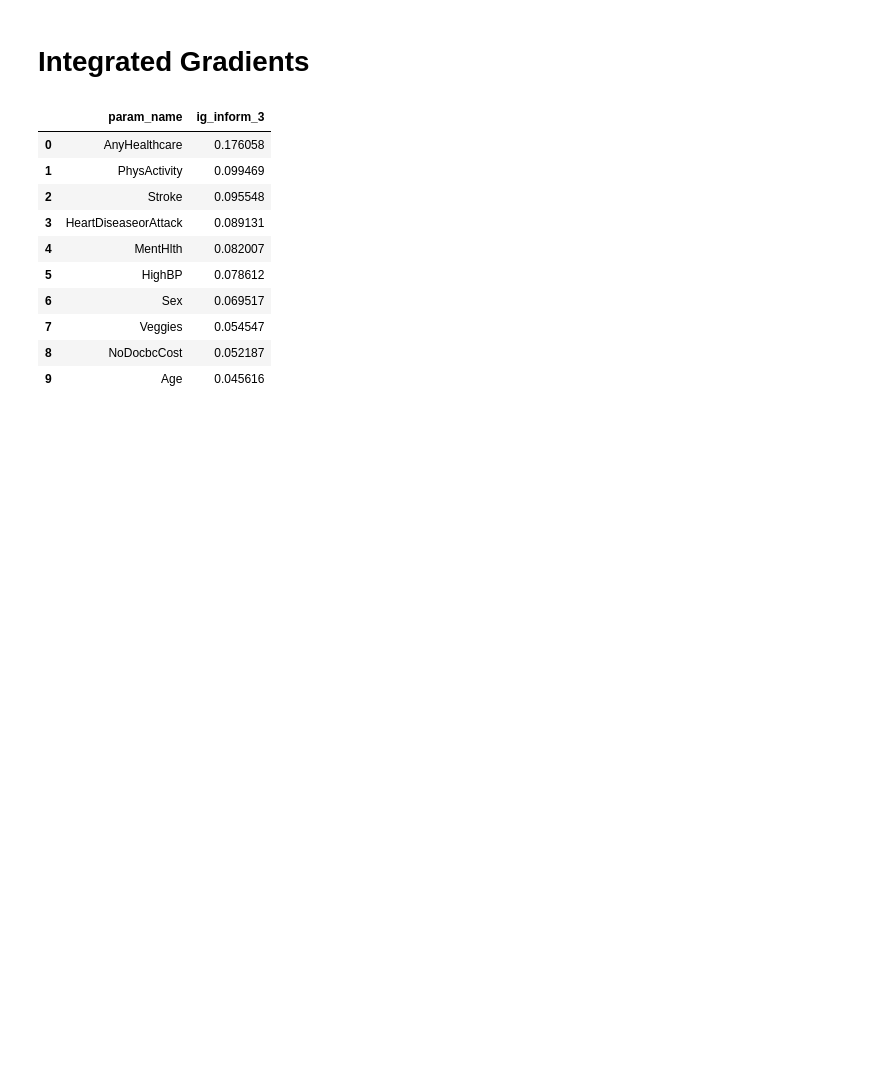
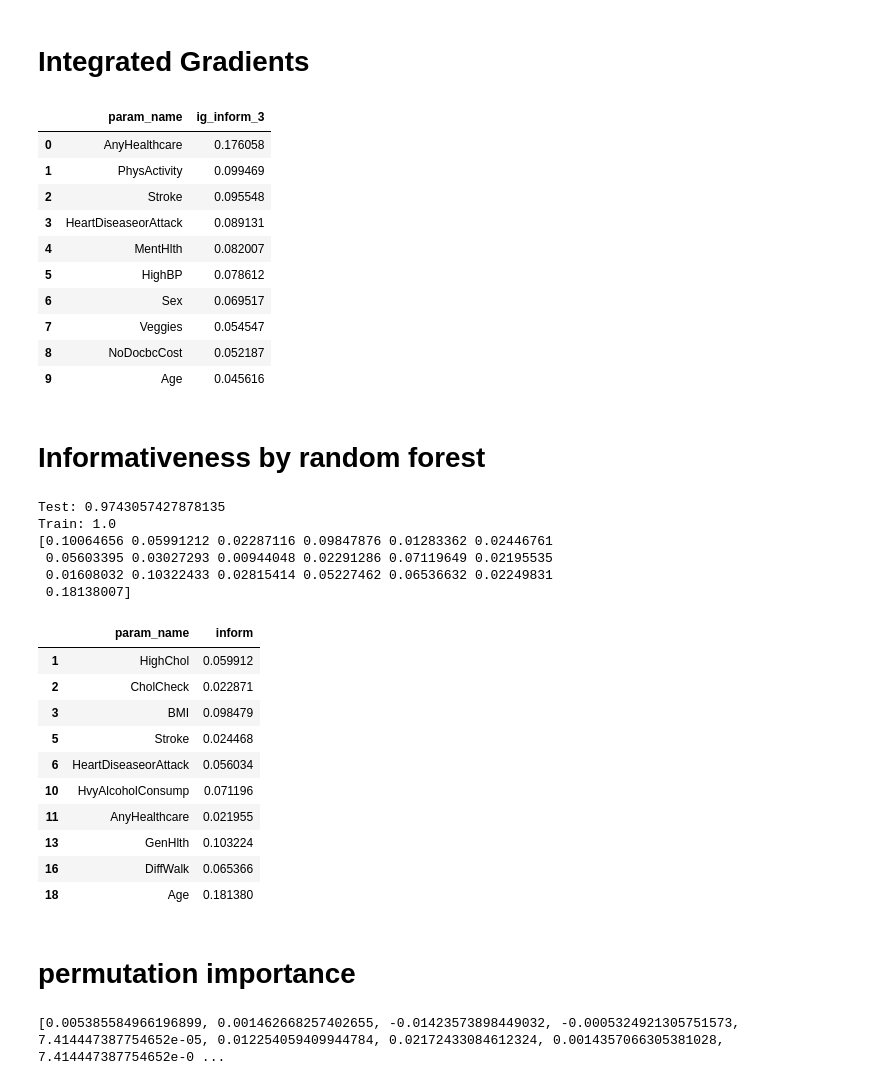
Before and after one commit to VolDonets/cmeans_python, a Jupyter notebook: for_article_diabetes_health_indicators/diabetes_data_pipeline.ipynb, the cells around one changed output. Saved outputs shown, nothing was run; the diff lists cells and outputs as text; code cells hidden in the pictures; blank space fills up the shorter version.

Commit message:
Experiments for SCOPUS article: Random Forest and Permutation Importance added.

```diff
--- a/for_article_diabetes_health_indicators/diabetes_data_pipeline.ipynb
+++ b/for_article_diabetes_health_indicators/diabetes_data_pipeline.ipynb
@@ -707,3 +714,46 @@ df_vis.head(10)
 | 7 | Veggies | 0.054547 |
 | 8 | NoDocbcCost | 0.052187 |
 | 9 | Age | 0.045616 |
+# %% [markdown]
+# Informativeness by random forest
+# %%
+from sklearn.ensemble import RandomForestClassifier
+
+rfc = RandomForestClassifier()
+rfc.fit(x_train, y_train_cl)
+
+rfctd = rfc.predict(x_test)
+rfcaccuracy = accuracy_score(y_test_cl, rfctd)
+print("Test:", rfcaccuracy)
+
+rfctd = rfc.predict(x_train)
+rfcaccuracy = accuracy_score(y_train_cl, rfctd)
+print("Train:", rfcaccuracy)
+print(rfc.feature_importances_)
+# %% [output]
+Test: 0.9743057427878135
+Train: 1.0
+[0.10064656 0.05991212 0.02287116 0.09847876 0.01283362 0.02446761
+ 0.05603395 0.03027293 0.00944048 0.02291286 0.07119649 0.02195535
+ 0.01608032 0.10322433 0.02815414 0.05227462 0.06536632 0.02249831
+ 0.18138007]
+# %%
+pd_fi = pd.DataFrame()
+pd_fi["param_name"] = list(X.columns)
+pd_fi["inform"] = rfc.feature_importances_
+
+pd_fi[[param_name in ["HvyAlcoholConsump", "CholCheck", "Stroke", "Age", "HeartDiseaseorAttack", "AnyHealthcare", "GenHlth", "DiffWalk", "BMI", "HighChol"] for param_name in pd_fi["param_name"]]]
+# %% [output]
+|  | param_name | inform |
+| 1 | HighChol | 0.059912 |
+| 2 | CholCheck | 0.022871 |
+| 3 | BMI | 0.098479 |
+| 5 | Stroke | 0.024468 |
+| 6 | HeartDiseaseorAttack | 0.056034 |
+| 10 | HvyAlcoholConsump | 0.071196 |
+| 11 | AnyHealthcare | 0.021955 |
+| 13 | GenHlth | 0.103224 |
+| 16 | DiffWalk | 0.065366 |
+| 18 | Age | 0.181380 |
+# %% [markdown]
+# permutation importance
@@ -709,0 +780,5 @@ df_vis.head(10)
+# %%
+importance_scores = permutation_feature_importance(model, x_train, y_train_cl)
+print(importance_scores)
+# %% [output]
+[0.005385584966196899, 0.001462668257402655, -0.01423573898449032, -0.0005324921305751573, 7.414447387754652e-05, 0.012254059409944784, 0.02172433084612324, 0.0014357066305381028, 7.414447387754652e-0 ...
```
Also changed, not shown: parts of 6 cells of this notebook.
